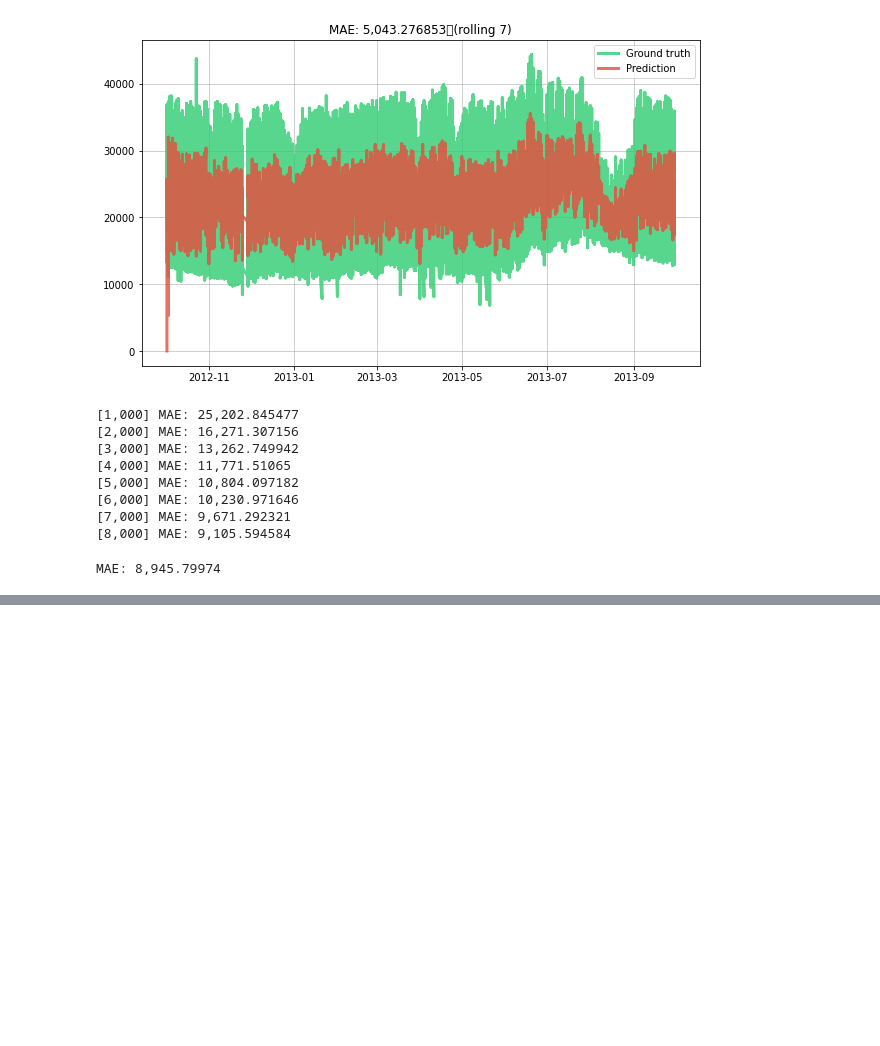
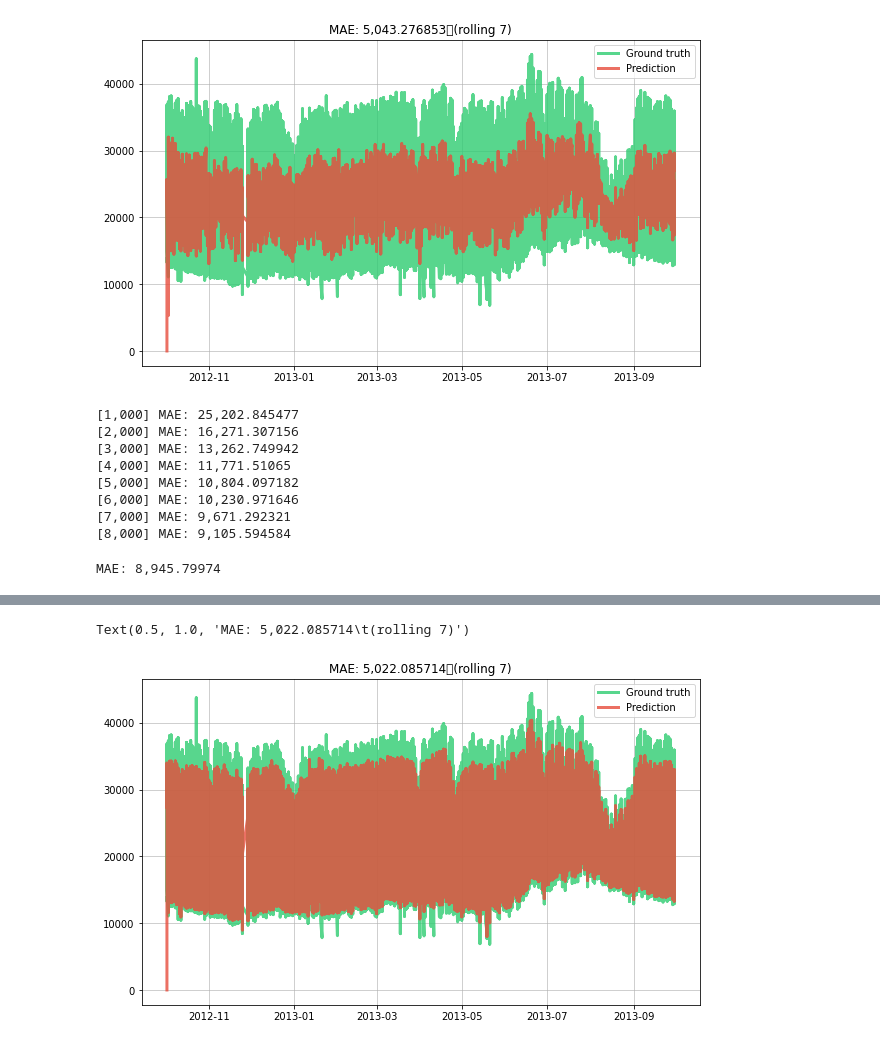
Before and after one commit to giodefa96/Script_Tesi_new, a Jupyter notebook: Script/DatiTesi/press_idr.ipynb, the cells around one changed output, grey strips where cells are left out. Drawn from its saved outputs; the diff is of its cells as text; code cells hidden in the pictures; blank space fills up the shorter version.

Commit message:
Finito prova modelli

```diff
--- a/Script/DatiTesi/press_idr.ipynb
+++ b/Script/DatiTesi/press_idr.ipynb
@@ -489,0 +506,60 @@ Text(0.5, 1.0, 'MAE: 66,431,526,073,385,424.\t(rolling 7)')
+# %%
+def initial_iter():
+
+       path = r'C:\Users\giode\PycharmProjects\Script_Tesi_new\Script\DatiTesi\dativolum.csv'
+
+       X_y = stream.iter_csv(
+              filepath_or_buffer=path,
+              converters={
+                     'Count_days': int,
+                     'Water_volume': float,
+                     'days': int,
+                     'month': int,
+                     'hour': int,
+                     '': int
+                     },
+              parse_dates={'date': '%Y-%m-%d'},
+              target='Water_volume'
+                      )
+       return X_y
+# %%
+from river import metrics
+import matplotlib.pyplot as plt
+
+
+metric = metrics.Rolling(metrics.MAE(), 7)
+
+dates = []
+y_trues = []
+y_preds = []
+
+X_y = initial_iter()
+model = compose.Select( '', 'hour', 'days', 'Count_days')
+model |= neighbors.KNNRegressor(
+       window_size= 50,
+       n_neighbors=5
+)
+for i in range(0,8496):  #8496
+       x, y = next(X_y)
+       # Obtain the prior prediction and update the model in one go
+       y_pred = model.predict_one(x)
+       model.learn_one(x, y)
+
+       # Update the error metric
+       metric.update(y, y_pred)
+
+       # Store the true value and the prediction
+       dates.append(x['date'])
+       y_trues.append(y)
+       y_preds.append(y_pred)
+
+# Plot the results
+fig, ax = plt.subplots(figsize=(10, 6))
+ax.grid(alpha=0.75)
+ax.plot(dates, y_trues, lw=3, color='#2ecc71', alpha=0.8, label='Ground truth')
+ax.plot(dates, y_preds, lw=3, color='#e74c3c', alpha=0.8, label='Prediction')
+ax.legend()
+ax.set_title(metric)
+# %% [output]
+Text(0.5, 1.0, 'MAE: 5,022.085714\t(rolling 7)')
+[figure, added]
```
Also changed, not shown: parts of 11 cells of this notebook.
